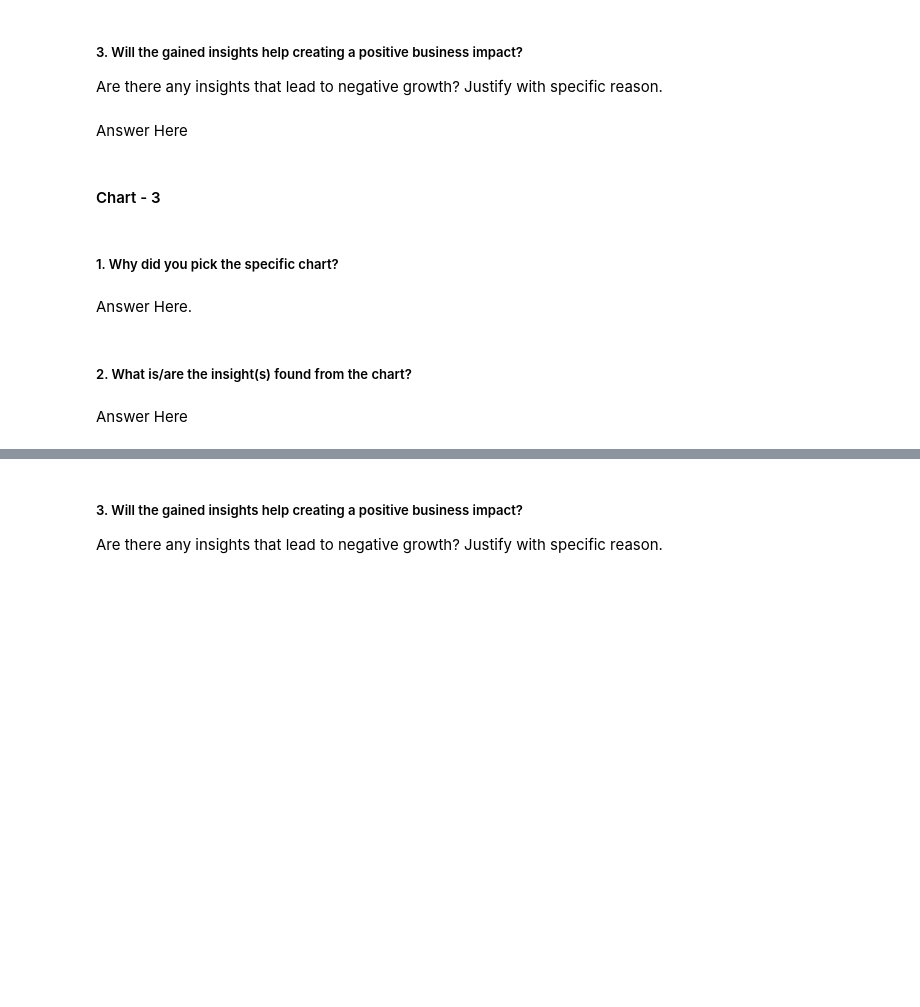
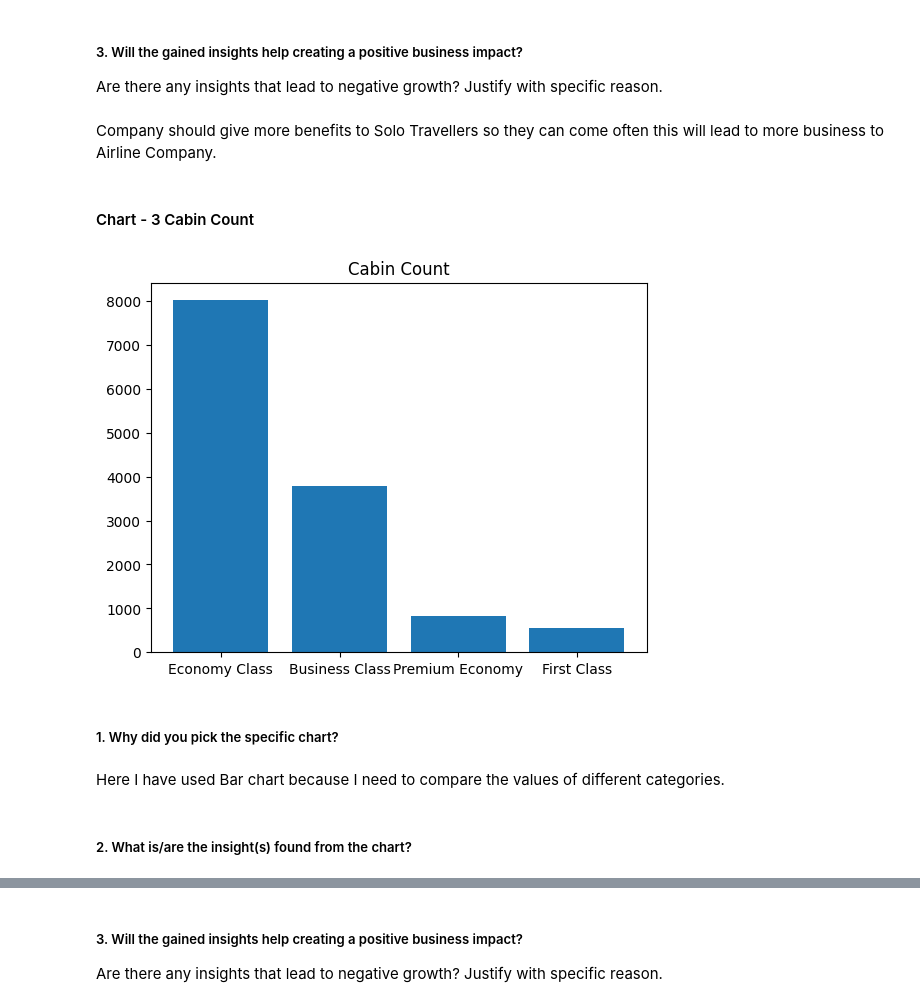
Before and after one commit to hitesh-lalwanii/Airline-Passenger-Referral-Prediction-, a Jupyter notebook: Copy_of_Sample_ML_Submission_Template.ipynb, the cells around one changed output, grey strips where cells are left out. Drawn from its saved outputs; the diff is of its cells as text; code cells hidden in the pictures; blank space fills up the shorter version.

```diff
--- a/Copy_of_Sample_ML_Submission_Template.ipynb
+++ b/Copy_of_Sample_ML_Submission_Template.ipynb
@@ -206,7 +337,7 @@ Answer Here
 # %% [markdown]
 ##### 3. Will the gained insights help creating a positive business impact?
 Are there any insights that lead to negative growth? Justify with specific reason.
-# %% [markdown]
-Answer Here
+# %% [markdown]
+Company should give more benefits to Solo Travellers so they can come often this will lead to more business to Airline Company.
 # %% [markdown]
-#### Chart - 3
+#### Chart - 3 Cabin Count
@@ -215,8 +344,16 @@ Answer Here
+# %%
+# Chart - 3 visualization code
+df=data["cabin"].value_counts()
+x=df.index.astype(str)
+y=df.values
+plt.bar(x,y)
+plt.title("Cabin Count")
+plt.show()
+# %% [output]
+[figure, added]
 # %% [markdown]
 ##### 1. Why did you pick the specific chart?
-# %% [markdown]
-Answer Here.
+# %% [markdown]
+Here I have used Bar chart because I need to compare the values of different categories.
 # %% [markdown]
 ##### 2. What is/are the insight(s) found from the chart?
-# %% [markdown]
-Answer Here
```
Also changed, not shown: parts of 131 cells of this notebook.
